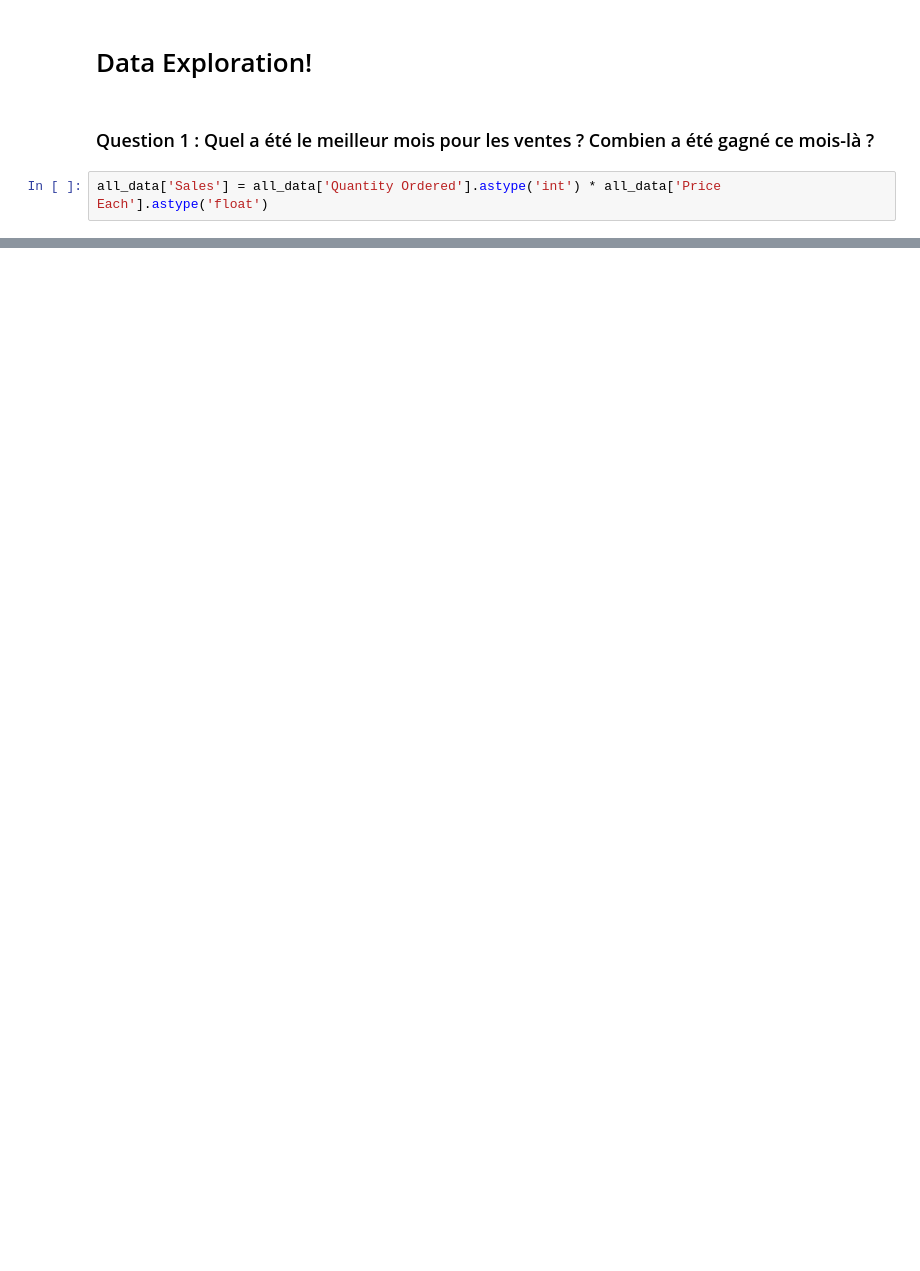
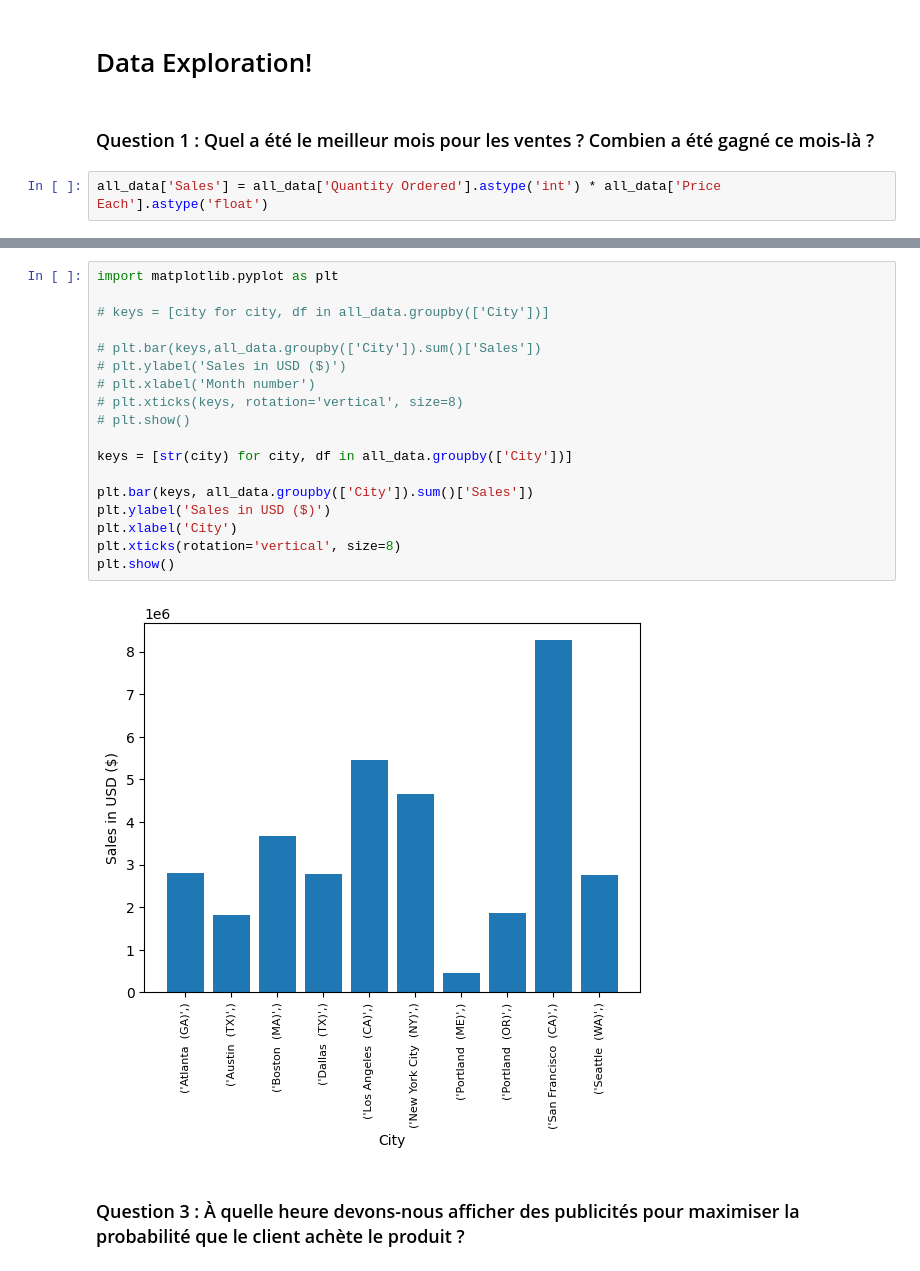
Before and after one commit to lapinRagnar/analyse-de-vente-pandas-python-datascience, a Jupyter notebook: analyse.ipynb, the cells around one changed output, grey strips where cells are left out. Cells and saved outputs as stored; diff of their text form; blank space fills up the shorter version.

```diff
--- a/analyse.ipynb
+++ b/analyse.ipynb
@@ -147,0 +179,22 @@ all_data.groupby(['Month']).sum()
+# %%
+import matplotlib.pyplot as plt
+
+# keys = [city for city, df in all_data.groupby(['City'])]
+
+# plt.bar(keys,all_data.groupby(['City']).sum()['Sales'])
+# plt.ylabel('Sales in USD ($)')
+# plt.xlabel('Month number')
+# plt.xticks(keys, rotation='vertical', size=8)
+# plt.show()
+
+keys = [str(city) for city, df in all_data.groupby(['City'])]
+
+plt.bar(keys, all_data.groupby(['City']).sum()['Sales'])
+plt.ylabel('Sales in USD ($)')
+plt.xlabel('City')
+plt.xticks(rotation='vertical', size=8)
+plt.show()
+# %% [output]
+[figure, added]
+# %% [markdown]
+### Question 3 : À quelle heure devons-nous afficher des publicités pour maximiser la probabilité que le client achète le produit ?
```
Also changed, not shown: parts of 12 cells of this notebook, 1 other file.
